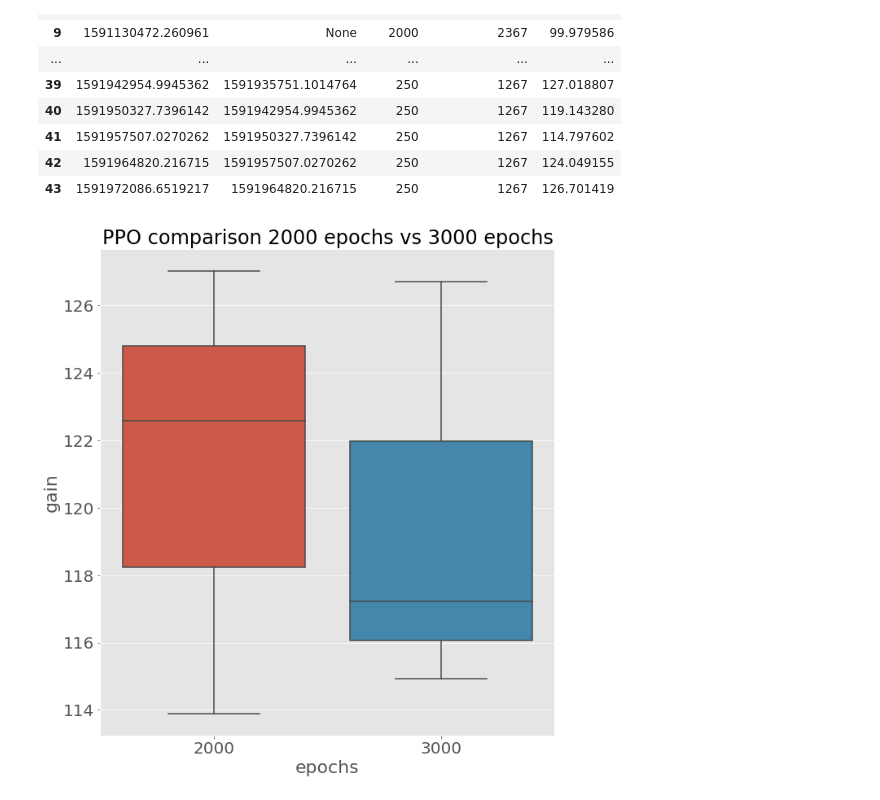
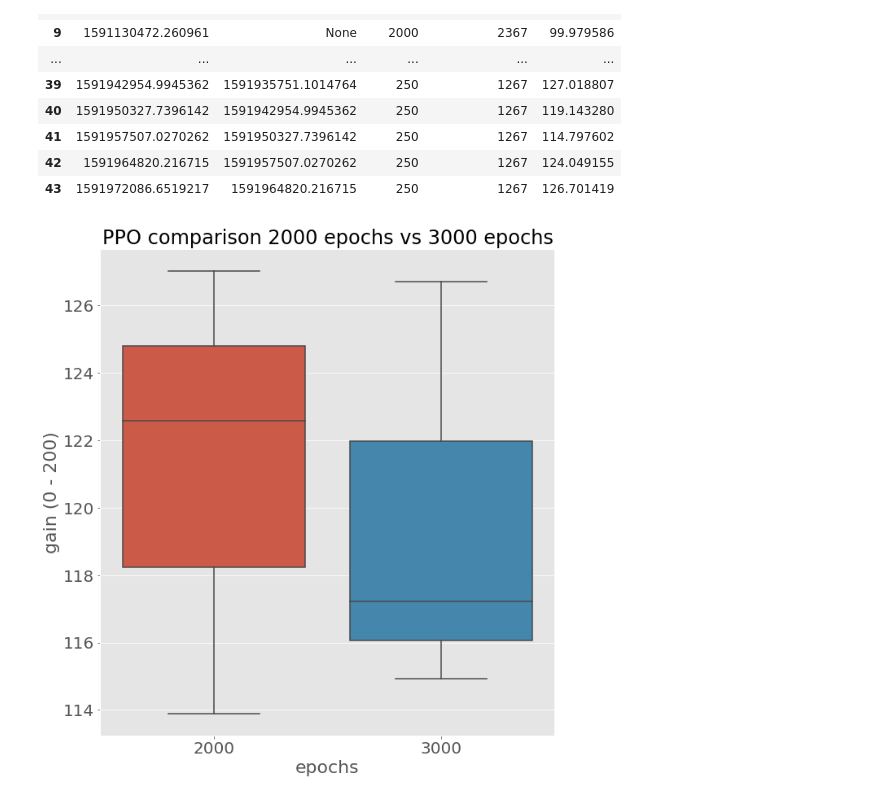
Before and after one commit to gabrielxzc/evoman-game-playing-competition-WCCI-2020, a Jupyter notebook: report_helper.ipynb, the cells around one changed output. Saved outputs shown, nothing was run; the diff lists cells and outputs as text; code cells hidden in the pictures.

```diff
--- a/report_helper.ipynb
+++ b/report_helper.ipynb
@@ -255,16 +255,17 @@ df
 # %%
 last2 = pd.DataFrame([122.580713, 113.898132, 127.018807], columns=['gain'])
 last3 = pd.DataFrame([117.224849, 114.915070, 126.701419], columns=['gain'])
 last2['epochs'] = 2000
 last3['epochs'] = 3000
 c = pd.merge(last2, last3, how='outer')
 
 fig, ax = plt.subplots(figsize=(10, 11))
 _ = sns.boxplot(x='epochs', y='gain', data=c, ax=ax)
+_ = ax.set_ylabel('gain (0 - 200)')
 _ = ax.set_title('PPO comparison 2000 epochs vs 3000 epochs')
 fig.savefig('paper/images/ppo_2000_vs_3000_epochs.eps', format='eps')
 # %% [output]
-[figure, old version]
+[figure, new version]
 # %%
 cascade = pd.DataFrame([43.005925, 45.693536, 59.552746, 89.266536], columns=['gain'])
 ri = pd.DataFrame([117.224849, 114.915070, 126.701419, None], columns=['gain'])
```
Also changed, not shown: parts of 2 cells of this notebook, 9 other files.
